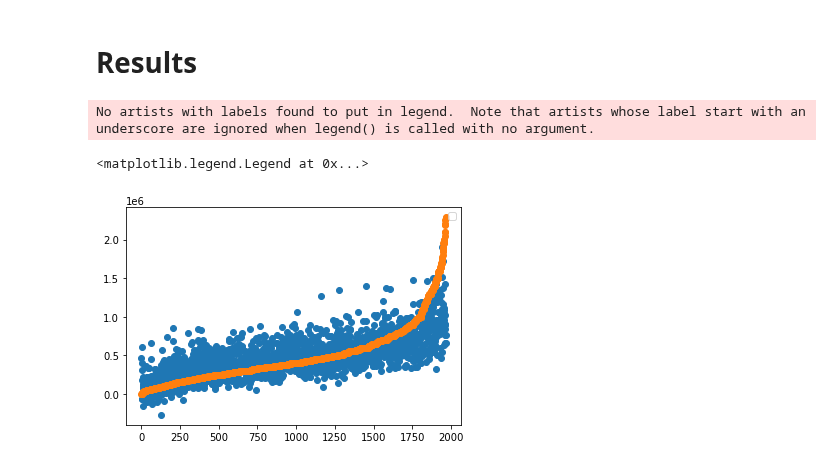
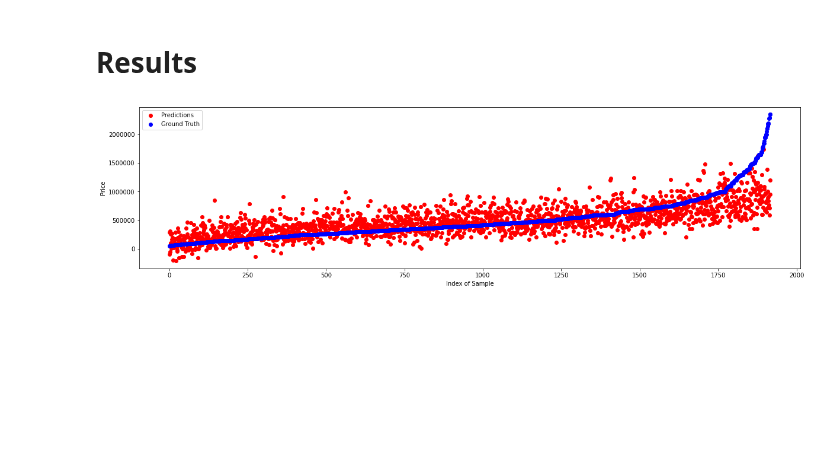
Before and after one commit to heuer-ja/CENG542-Knowledge-Discovery, a Jupyter notebook: germany_house_prices.ipynb, the cells around one changed output. Saved outputs shown, nothing was run; the diff lists cells and outputs as text; code cells hidden in the pictures; blank space fills up the shorter version.

Commit message:
hyperparameter tuning & plot predictions vs. ground truth for best model

```diff
--- a/germany_house_prices.ipynb
+++ b/germany_house_prices.ipynb
@@ -169,6 +165,13 @@ Detected 715 rows as outliers.
 # %%
 
-df_new = df_source[df_source['is_outlier_zscore'] == False]
+price_min  = 50000
+price_max  = 10000000
+
+df_new = df_source.loc[  (df_source['is_outlier_zscore'] == False) & (df_source[col_y] > price_min) & (df_source[col_y] < price_max)]
+amount_of_outliers = len(df_source) - len(df_new)
+print(f"Detected {amount_of_outliers} rows as outliers.")
+
+
 fig = plt.figure( figsize=(15, 20))
 id=1
 for i in range(0,len(cols_to_zscore)):
@@ -482,37 +486,41 @@ However, the loss is still high (MSE ~260000).
 # %%
 df_model = df_source
 X_train, X_test, y_train, y_test = split_df_into_train_test(df=df_model)
 
 # create df for test data
 cols_df_test = list(df_source.columns)
 cols_df_test.remove(col_y)
 
 df_test_X = pd.DataFrame(data=X_test, columns=cols_df_test)
 df_test_Y = pd.DataFrame(data=y_test, columns=[col_y])
 df_test = pd.concat([df_test_X, df_test_Y], axis=1)
 
 # order test set based on price (ascending)
 df_test.sort_values(by=[col_y], ascending=True, inplace=True)
 X_test, y_test = df_test.to_numpy()[:, :-1], df_test.to_numpy()[:, -1]
 
 # train linear regression model
 model_linear = LinearRegression().fit(X_train, y_train)
 
 # do predictions based ordered test set
 y_pred_test = model_linear.predict(X_test)
 
 # plot prices for ordered test data
 x_axis = np.arange(0, len(y_test), 1)
 
+fig, ax = plt.subplots()
+fig.set_figheight(5)
+fig.set_figwidth(20)
+ax.scatter(x_axis,y_pred_test, label="Predictions",  color="r")
+ax.scatter(x_axis,y_test, label="Ground Truth",  color="b")
 
-x_axis.shape, y_test.shape
 
-plt.scatter(x_axis,y_pred_test)
-plt.scatter(x_axis,y_test)
-plt.legend()
+ax.legend()
+ax.ticklabel_format(style='plain')
 
-# plot prices for predictions
+#ax.set_title("Comparison between Ground Truth and Predictions for y-variable (Price)")
+ax.set_xlabel("Index of Sample")
+ax.set_ylabel("Price")
+plt.show()
 # %% [output]
-No artists with labels found to put in legend.  Note that artists whose label start with an underscore are ignored when legend() is called with no argument.
-<matplotlib.legend.Legend at 0x...>
-[figure, old version]
+[figure, new version]
```
Also changed, not shown: parts of 13 cells of this notebook.
